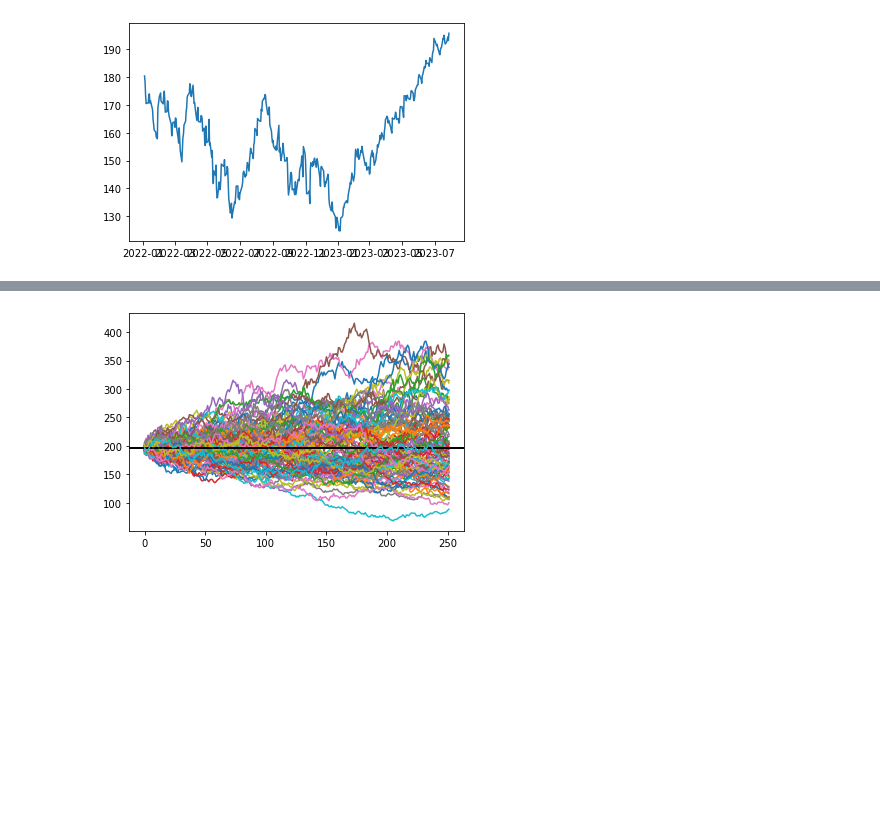
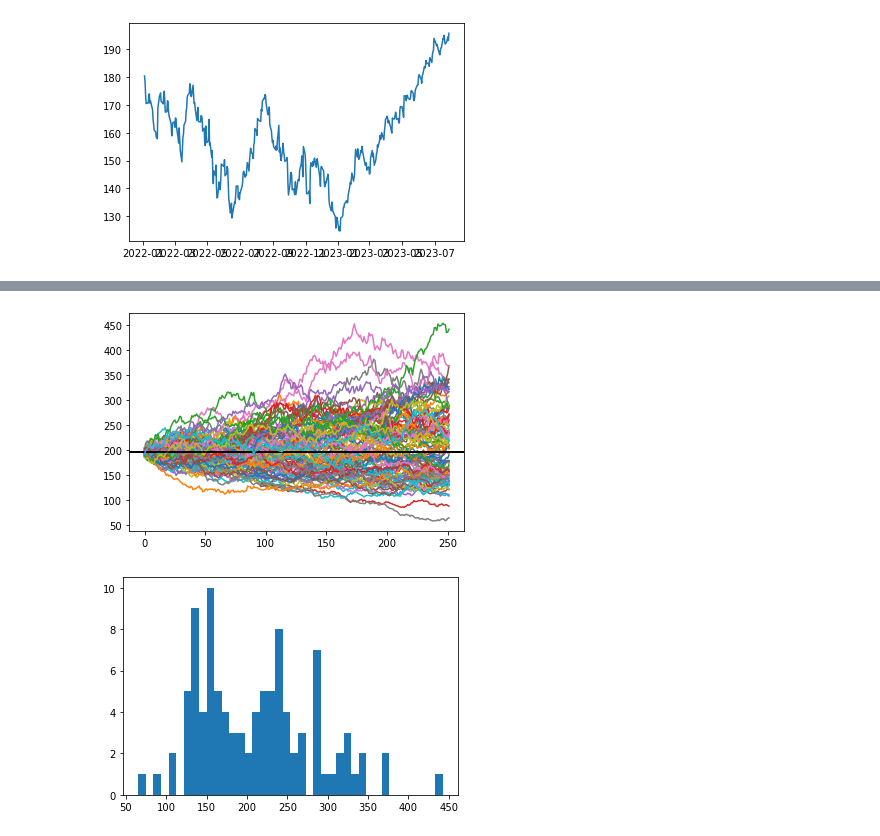
Before and after one commit to sarthakg9/monte-carlo-stock, a Jupyter notebook: Stock prediction.ipynb, the cells around one changed output, grey strips where cells are left out. Drawn from its saved outputs; the diff is of its cells as text; code cells hidden in the pictures; blank space fills up the shorter version.

```diff
--- a/Stock prediction.ipynb
+++ b/Stock prediction.ipynb
@@ -35,9 +34,14 @@ plt.plot(sim_prices)
 # %%
 closing_prices = []
 for i in range(100):
-    sim_returns = np.random.normal(cagr/no_of_days, sigma, no_of_days)
+    sim_returns = np.random.normal(mu, sigma, no_of_days)
     sim_prices = initial*(sim_returns+1).cumprod()
+    closing_prices.append(sim_prices[-1])
     plt.axhline(initial, c='k')
     plt.plot(sim_prices)
+plt.show()
+plt.hist(closing_prices, bins=40)
+plt.show()
 # %% [output]
-[figure, old version]
+[figure, new version]
+[figure, added]
```
Also changed, not shown: parts of 4 cells of this notebook.
